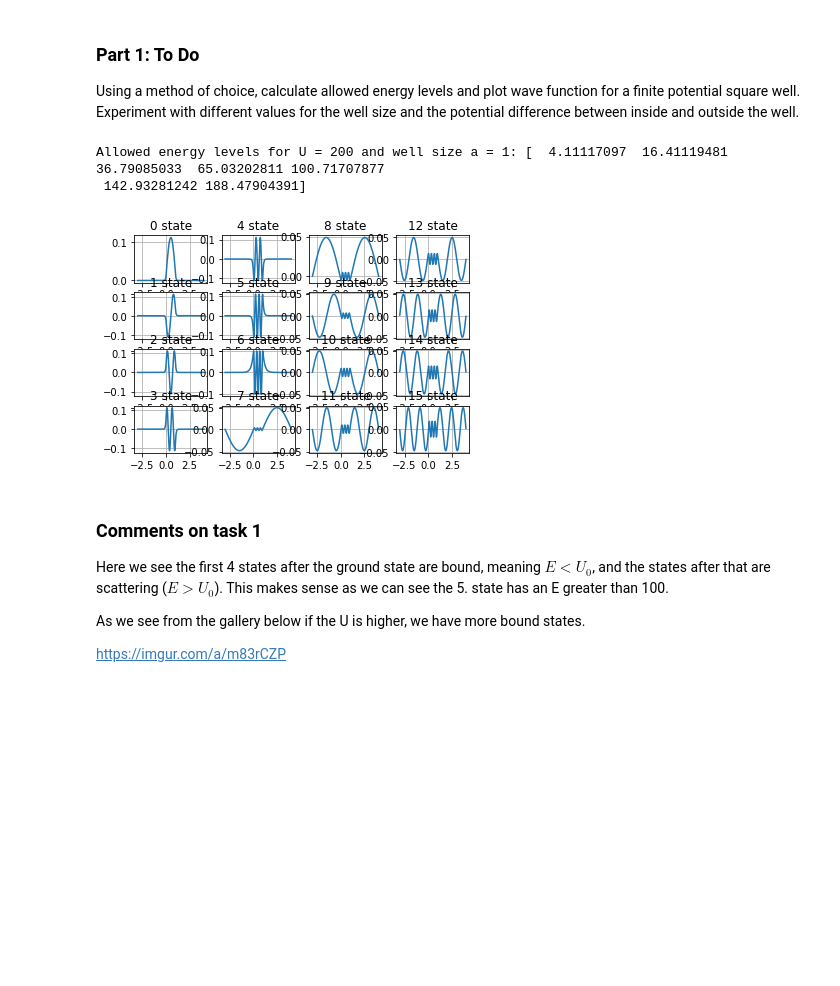
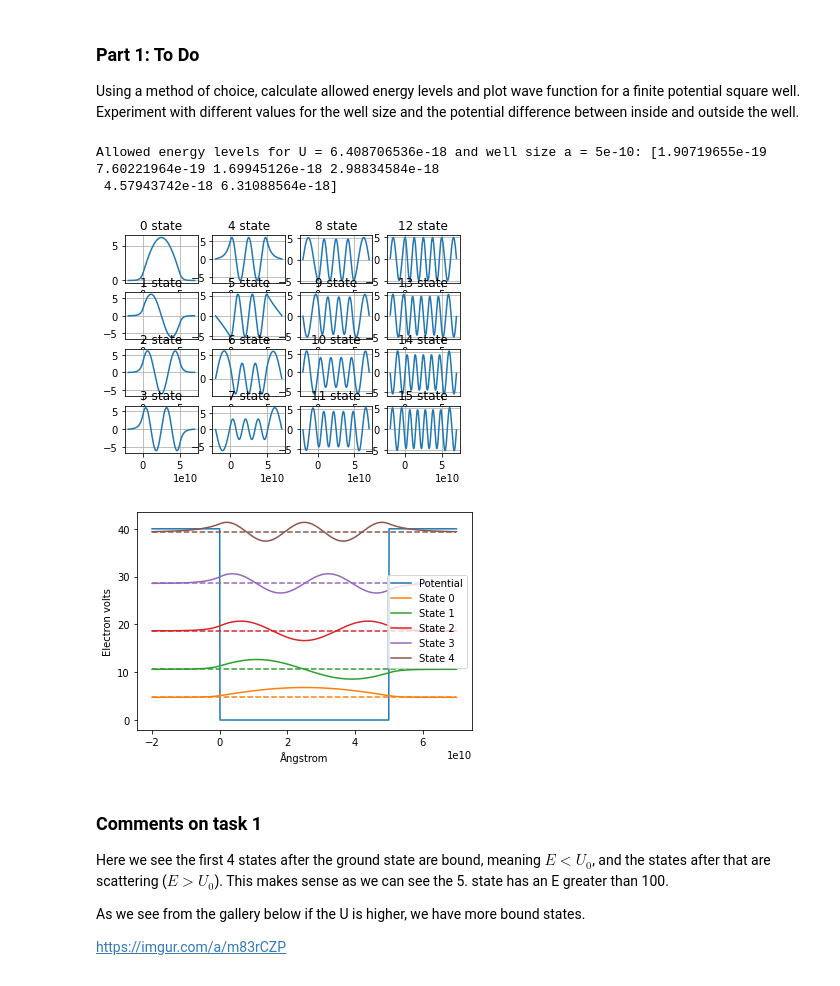
Before and after one commit to iverks/fysikk2, a Jupyter notebook: oving3/TFY4170-Exercise3-2022-V1(2).ipynb, the cells around one changed output. Cells and saved outputs as stored; diff of their text form; code cells hidden in the pictures; blank space fills up the shorter version.

Commit message:
fix mass issues and plot with si units

```diff
--- a/oving3/TFY4170-Exercise3-2022-V1(2).ipynb
+++ b/oving3/TFY4170-Exercise3-2022-V1(2).ipynb
@@ -35,45 +35,89 @@ Using a method of choice, calculate allowed energy levels and plot wave function
 import matplotlib.pyplot as plt
 import numpy as np
 from scipy import linalg
-from matplotlib import animation
-from scipy.constants import hbar, electron_mass, speed_of_light, pi, Planck
-import matplotlib.widgets as wdgt
+from scipy.constants import hbar, electron_mass, speed_of_light, pi, Planck, Avogadro, proton_mass, electron_volt
 %matplotlib inline
 
 def part1():
-    a = 1
-    U = 200
+    # Constants not in scipy
+    hartree = 4.3597447222071*10**-18 # Unit: Joules/hartree
+    bohr = 5.29177210903*10**-11 # Unit: metres/bohr radii
+
+    # Setting properties of well
+    a = 0.5 # Ångstrom
+    U = 40 # eV
+
+    # Converting to hartree
+    a = a * 10e-10/bohr # bohr radii
+    U = U * electron_volt/hartree # hartree
+
+    # Resolution and borders
     N = 1000
-    x_min = 0-3
-    x_max = a+3
+    x_min = 0-(4*a/10)
+    x_max = a+(4*a/10)
     dx = (x_max-x_min)/(N-1)
 
     xs = np.linspace(x_min, x_max, N)
-    V = [0 if x >= 0 and x < a else U for x in xs]
+    V = np.array([0 if x >= 0 and x < a else U for x in xs])
     H = np.zeros((N, N))
     for i in range(N):
         H[i][i] = (1/dx**2+V[i])
         if i > 0:
             H[i][i-1] = -1/(2*dx**2)
         if i < N-1:
             H[i][i+1] = -1/(2*dx**2)
     E, psi = linalg.eigh(H)
 
+    # Converting to SI units
+    E = E * hartree
+    xs = xs * bohr
+    a = a * bohr
+    V = V * hartree
+    U = U * hartree
+    psi = psi * hartree
+
+    print(f"Allowed energy levels for U = {U} and well size a = {a}: {E[E < U]}")
+
+    # Converting to plottable units
+    E = E / electron_volt
+    V = V / electron_volt
+    psi = psi / electron_volt * 4
+    xs = xs / 10e-10 * 10e10
+    a = a / 10e-10
+
     # Plot 16 lowest eigenstates
-    print(f"Allowed energy levels for U = {U} and well size a = {a}: {E[E < U]}")
     fig, axs = plt.subplots(4, 4)
     for y in range(4):
         for x in range(4):
             i = y*4 + x
             axs[x, y].set_title(f"{i} state")
             axs[x, y].plot(xs, psi[:, i])
             axs[x, y].grid()
     plt.show();
+
+    #plot nicely
+    pot, = plt.plot(xs, V)
+    ax = plt.gca()
+    legend_funcs = [pot]
+    legend_texts = ["Potential"]
+    for i in range(1, 6):
+        x = i//3
+        y = i%3
+        color = next(ax._get_lines.prop_cycler)['color']
+        line, = plt.plot(xs, E[i] + psi[:, i-1]/3, color=color)
+        plt.plot(xs, E[i] + np.zeros_like(xs), color=color, linestyle="--")
+        legend_funcs.append(line)
+        legend_texts.append(f"State {i-1}")
+    plt.legend(legend_funcs, legend_texts)
+    plt.xlabel("Ångstrom")
+    plt.ylabel("Electron volts")
+    plt.show()
 part1()
 # %% [output]
-Allowed energy levels for U = 200 and well size a = 1: [  4.11117097  16.41119481  36.79085033  65.03202811 100.71707877
- 142.93281242 188.47904391]
+Allowed energy levels for U = 6.408706536e-18 and well size a = 5e-10: [1.90719655e-19 7.60221964e-19 1.69945126e-18 2.98834584e-18
+ 4.57943742e-18 6.31088564e-18]
-[figure, old version]
+[figure, new version]
+[figure, added]
 # %% [markdown]
 ### Comments on task 1
 
```
Also changed, not shown: parts of 3 cells of this notebook, 4 other files.
